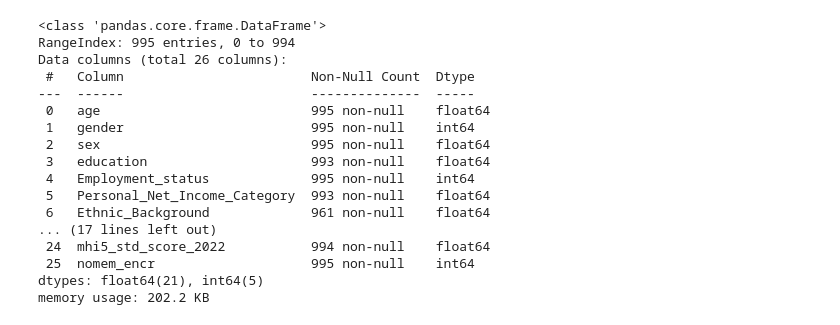
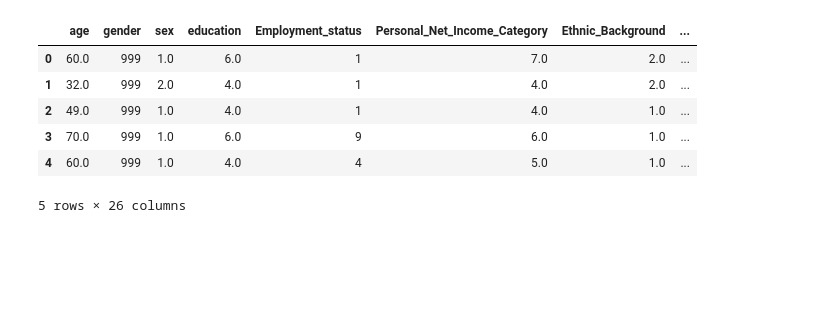
Before and after one commit to Nohemi-tech/Data_in_Action, a Jupyter notebook: Notebooks_MHI-5/3_Socio_demo_Psy.ipynb, the cells around one changed output. Drawn from its saved outputs; the diff is of its cells as text; code cells hidden in the pictures; blank space fills up the shorter version.

```diff
--- a/Notebooks_MHI-5/3_Socio_demo_Psy.ipynb
+++ b/Notebooks_MHI-5/3_Socio_demo_Psy.ipynb
@@ -3,25 +21,13 @@ pip install optuna-integration[sklearn]
 # %%
 import pandas as pd
-# Load dataset
-df = pd.read_csv("socio_demo_psychology.csv")
-
-df.info()
+df=pd.read_csv("socio_demo_psychology.csv")
+df.head()
 # %% [output]
+|  | age | gender | sex | education | Employment_status | Personal_Net_Income_Category | Ethnic_Background | ... |
+| 0 | 60.0 | 999 | 1.0 | 6.0 | 1 | 7.0 | 2.0 | ... |
+| 1 | 32.0 | 999 | 2.0 | 4.0 | 1 | 4.0 | 2.0 | ... |
+| 2 | 49.0 | 999 | 1.0 | 4.0 | 1 | 4.0 | 1.0 | ... |
+| 3 | 70.0 | 999 | 1.0 | 6.0 | 9 | 6.0 | 1.0 | ... |
+| 4 | 60.0 | 999 | 1.0 | 4.0 | 4 | 5.0 | 1.0 | ... |
-<class 'pandas.core.frame.DataFrame'>
-RangeIndex: 995 entries, 0 to 994
-Data columns (total 26 columns):
- #   Column                        Non-Null Count  Dtype
----  ------                        --------------  -----
- 0   age                           995 non-null    float64
- 1   gender                        995 non-null    int64
- 2   sex                           995 non-null    float64
- 3   education                     993 non-null    float64
- 4   Employment_status             995 non-null    int64
- 5   Personal_Net_Income_Category  993 non-null    float64
- 6   Ethnic_Background             961 non-null    float64
-... (17 lines left out)
- 24  mhi5_std_score_2022           994 non-null    float64
- 25  nomem_encr                    995 non-null    int64
-dtypes: float64(21), int64(5)
-memory usage: 202.2 KB
+5 rows × 26 columns
 # %%
```
Also changed, not shown: parts of 32 cells of this notebook, 25 other files.
